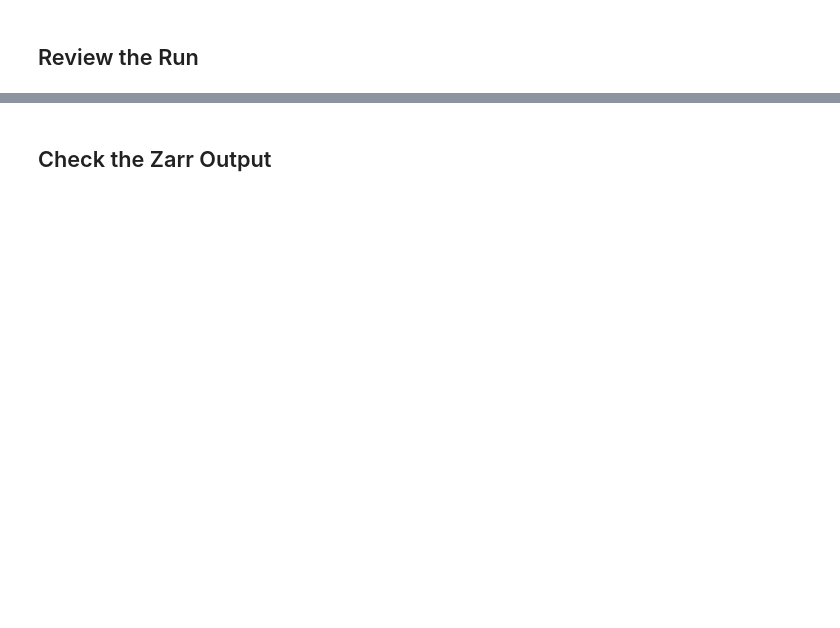
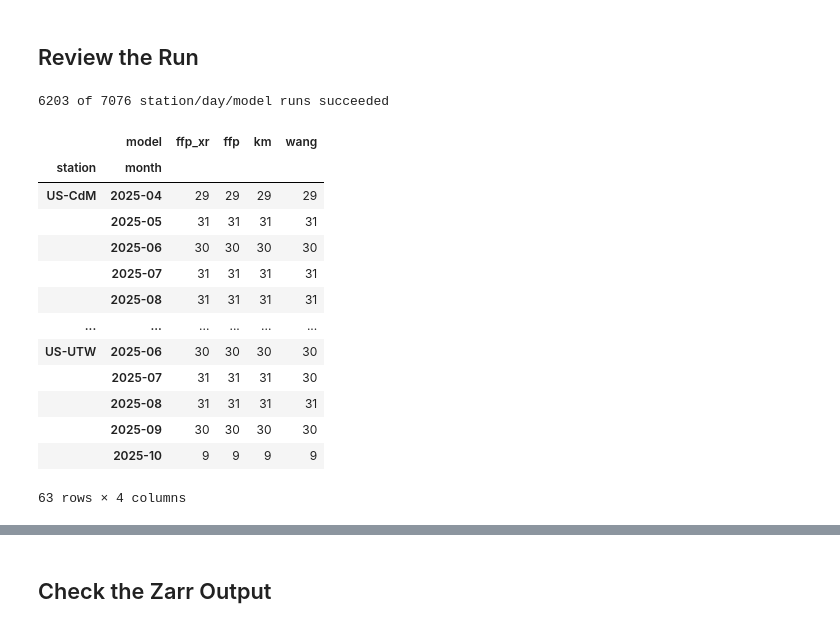
Before and after one commit to inkenbrandt/footprints, a Jupyter notebook: docs/notebooks/footprint_multistation_zarr.ipynb, the cells around one changed output, grey strips where cells are left out. Cells and saved outputs as stored; diff of their text form; code cells hidden in the pictures; blank space fills up the shorter version.

```diff
--- a/docs/notebooks/footprint_multistation_zarr.ipynb
+++ b/docs/notebooks/footprint_multistation_zarr.ipynb
@@ -402,8 +463,26 @@ print(f"\nFinished in {time.perf_counter() - t_start:.0f}s; manifest at {OUT_DIR
 ## Review the Run
 # %%
 ok = manifest_df["status"] == "ok"
-print(f"{ok.sum()} of {len(manifest_df)} station/month/model runs succeeded")
-manifest_df.pivot_table(index=["station", "month"], columns="model", values="status",
-                        aggfunc=lambda s: "ok" if (s == "ok").all() else "failed")
+print(f"{ok.sum()} of {len(manifest_df)} station/day/model runs succeeded")
+# Successful days per station, month and model
+manifest_df.assign(month=manifest_df["date"].str[:7], ok=ok).pivot_table(
+    index=["station", "month"], columns="model", values="ok", aggfunc="sum"
+).reindex(columns=MODEL_TYPES)
+# %% [output]
+6203 of 7076 station/day/model runs succeeded
+|  | model | ffp_xr | ffp | km | wang |
+| station | month |  |  |  |  |
+| US-CdM | 2025-04 | 29 | 29 | 29 | 29 |
+|  | 2025-05 | 31 | 31 | 31 | 31 |
+|  | 2025-06 | 30 | 30 | 30 | 30 |
+|  | 2025-07 | 31 | 31 | 31 | 31 |
+|  | 2025-08 | 31 | 31 | 31 | 31 |
+| ... | ... | ... | ... | ... | ... |
+| US-UTW | 2025-06 | 30 | 30 | 30 | 30 |
+|  | 2025-07 | 31 | 31 | 31 | 30 |
+|  | 2025-08 | 31 | 31 | 31 | 31 |
+|  | 2025-09 | 30 | 30 | 30 | 30 |
+|  | 2025-10 | 9 | 9 | 9 | 9 |
+63 rows × 4 columns
 # %%
 # Failure reasons, if any
```
Also changed, not shown: parts of 14 cells of this notebook.
